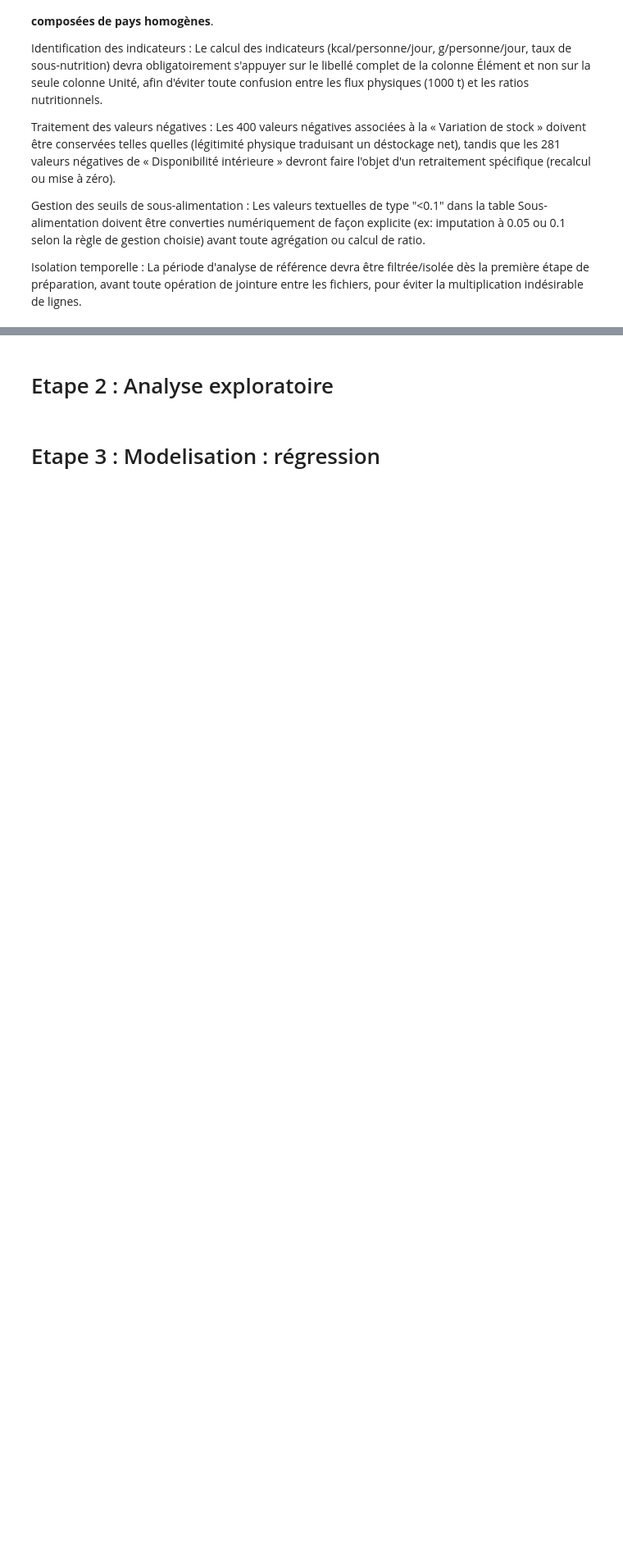
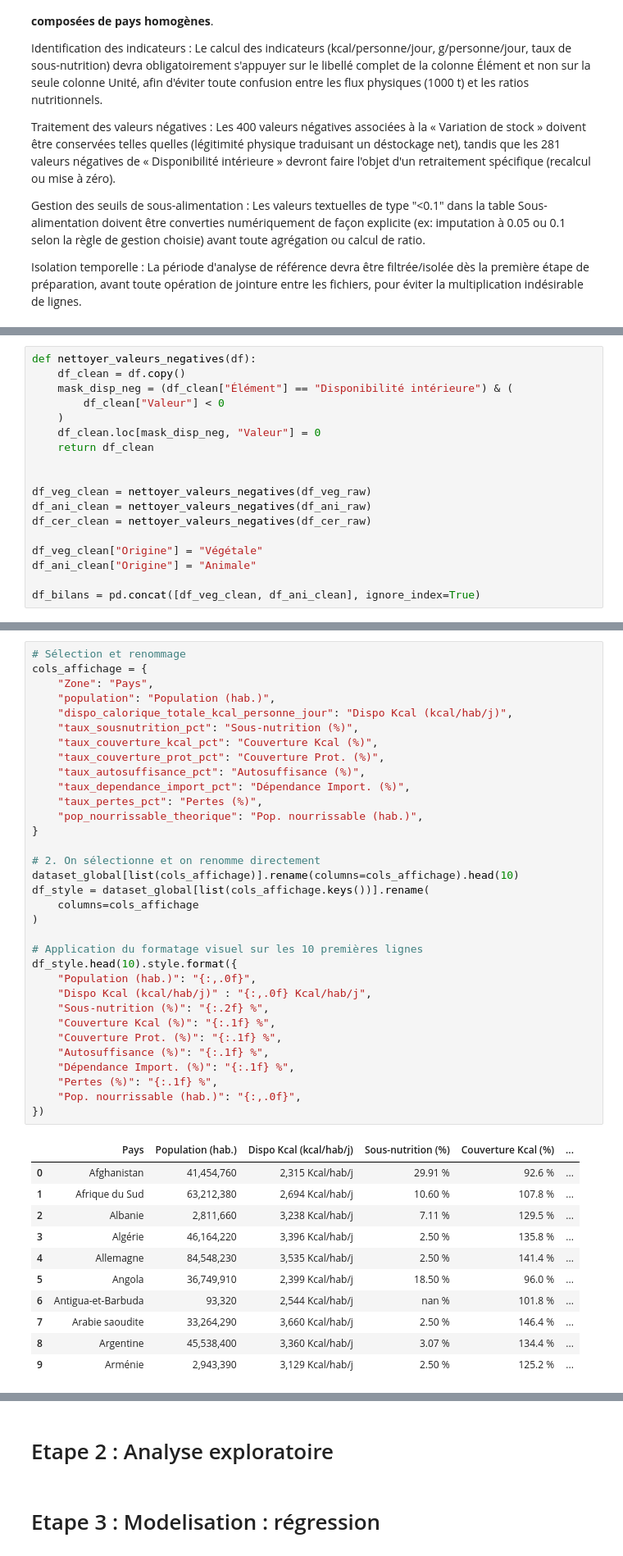
Before and after one commit to LalouhC/FAO_Datalab, a Jupyter notebook: notebooks/Analyse_FAO.ipynb, the cells around one changed output, grey strips where cells are left out. Shown at 82% size. Cells and saved outputs as stored; diff of their text form; blank space fills up the shorter version.

Commit message:
feat : Nettoyage, Indicateurs et CSV Global

```diff
--- a/notebooks/Analyse_FAO.ipynb
+++ b/notebooks/Analyse_FAO.ipynb
@@ -613,0 +718,18 @@ Isolation temporelle : La période d'analyse de référence devra être filtrée
+# %%
+def nettoyer_valeurs_negatives(df):
+    df_clean = df.copy()
+    mask_disp_neg = (df_clean["Élément"] == "Disponibilité intérieure") & (
+        df_clean["Valeur"] < 0
+    )
+    df_clean.loc[mask_disp_neg, "Valeur"] = 0
+    return df_clean
+
+
+df_veg_clean = nettoyer_valeurs_negatives(df_veg_raw)
+df_ani_clean = nettoyer_valeurs_negatives(df_ani_raw)
+df_cer_clean = nettoyer_valeurs_negatives(df_cer_raw)
+
+df_veg_clean["Origine"] = "Végétale"
+df_ani_clean["Origine"] = "Animale"
+
+df_bilans = pd.concat([df_veg_clean, df_ani_clean], ignore_index=True)
@@ -613,0 +949,45 @@ Isolation temporelle : La période d'analyse de référence devra être filtrée
+# %%
+# Sélection et renommage
+cols_affichage = {
+    "Zone": "Pays",
+    "population": "Population (hab.)",
+    "dispo_calorique_totale_kcal_personne_jour": "Dispo Kcal (kcal/hab/j)",
+    "taux_sousnutrition_pct": "Sous-nutrition (%)",
+    "taux_couverture_kcal_pct": "Couverture Kcal (%)",
+    "taux_couverture_prot_pct": "Couverture Prot. (%)",
+    "taux_autosuffisance_pct": "Autosuffisance (%)",
+    "taux_dependance_import_pct": "Dépendance Import. (%)",
+    "taux_pertes_pct": "Pertes (%)",
+    "pop_nourrissable_theorique": "Pop. nourrissable (hab.)",
+}
+
+# 2. On sélectionne et on renomme directement
+dataset_global[list(cols_affichage)].rename(columns=cols_affichage).head(10)
+df_style = dataset_global[list(cols_affichage.keys())].rename(
+    columns=cols_affichage
+)
+
+# Application du formatage visuel sur les 10 premières lignes
+df_style.head(10).style.format({
+    "Population (hab.)": "{:,.0f}",
+    "Dispo Kcal (kcal/hab/j)" : "{:,.0f} Kcal/hab/j",
+    "Sous-nutrition (%)": "{:.2f} %",
+    "Couverture Kcal (%)": "{:.1f} %",
+    "Couverture Prot. (%)": "{:.1f} %",
+    "Autosuffisance (%)": "{:.1f} %",
+    "Dépendance Import. (%)": "{:.1f} %",
+    "Pertes (%)": "{:.1f} %",
+    "Pop. nourrissable (hab.)": "{:,.0f}",
+})
+# %% [output]
+|  | Pays | Population (hab.) | Dispo Kcal (kcal/hab/j) | Sous-nutrition (%) | Couverture Kcal (%) | ... |
+| 0 | Afghanistan | 41,454,760 | 2,315 Kcal/hab/j | 29.91 % | 92.6 % | ... |
+| 1 | Afrique du Sud | 63,212,380 | 2,694 Kcal/hab/j | 10.60 % | 107.8 % | ... |
+| 2 | Albanie | 2,811,660 | 3,238 Kcal/hab/j | 7.11 % | 129.5 % | ... |
+| 3 | Algérie | 46,164,220 | 3,396 Kcal/hab/j | 2.50 % | 135.8 % | ... |
+| 4 | Allemagne | 84,548,230 | 3,535 Kcal/hab/j | 2.50 % | 141.4 % | ... |
+| 5 | Angola | 36,749,910 | 2,399 Kcal/hab/j | 18.50 % | 96.0 % | ... |
+| 6 | Antigua-et-Barbuda | 93,320 | 2,544 Kcal/hab/j | nan % | 101.8 % | ... |
+| 7 | Arabie saoudite | 33,264,290 | 3,660 Kcal/hab/j | 2.50 % | 146.4 % | ... |
+| 8 | Argentine | 45,538,400 | 3,360 Kcal/hab/j | 3.07 % | 134.4 % | ... |
+| 9 | Arménie | 2,943,390 | 3,129 Kcal/hab/j | 2.50 % | 125.2 % | ... |
```
Also changed, not shown: parts of 42 cells of this notebook.
